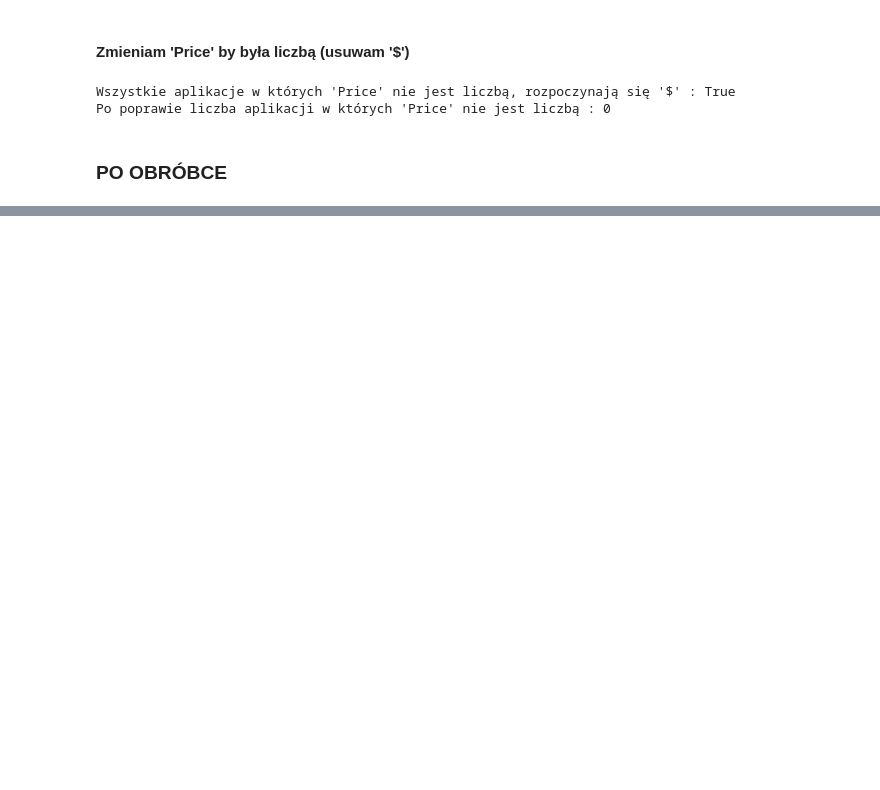
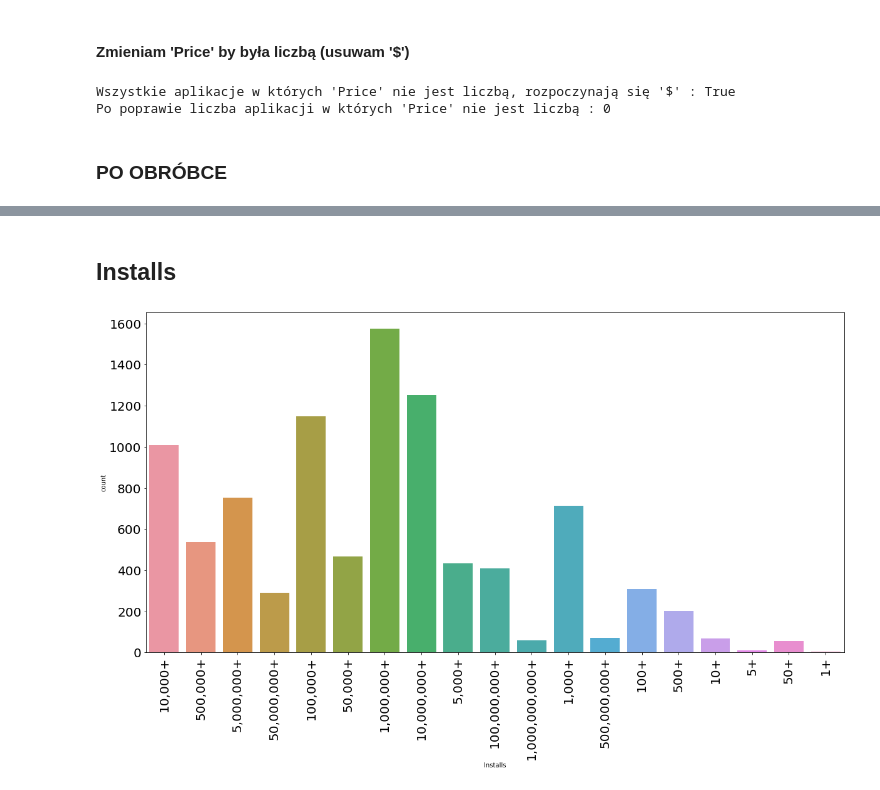
Before and after one commit to KSob01/Projekt-PSI, a Jupyter notebook: GOOGLE STORE.ipynb, the cells around one changed output, grey strips where cells are left out. Drawn from its saved outputs; the diff is of its cells as text; code cells hidden in the pictures; blank space fills up the shorter version.

```diff
--- a/GOOGLE STORE.ipynb
+++ b/GOOGLE STORE.ipynb
@@ -157,0 +147,10 @@ memory usage: 916.4+ KB
+# %% [markdown]
+## Installs
+# %%
+plt.figure(figsize=(20,10))
+sns.countplot(data['Installs'])
+plt.yticks(fontsize = 20)
+plt.xticks(rotation = 90, fontsize = 20)
+plt.show()
+# %% [output]
+[figure, added]
```
Also changed, not shown: parts of 15 cells of this notebook.
